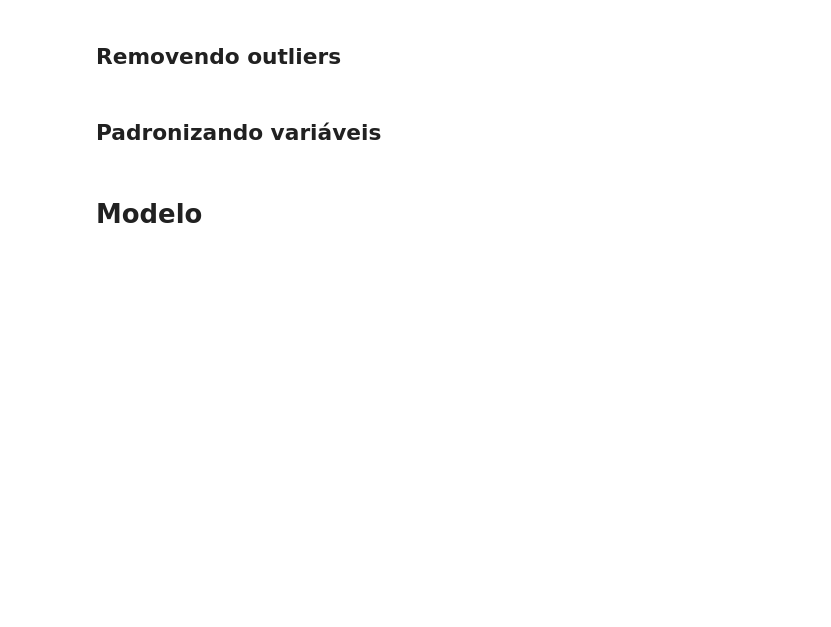
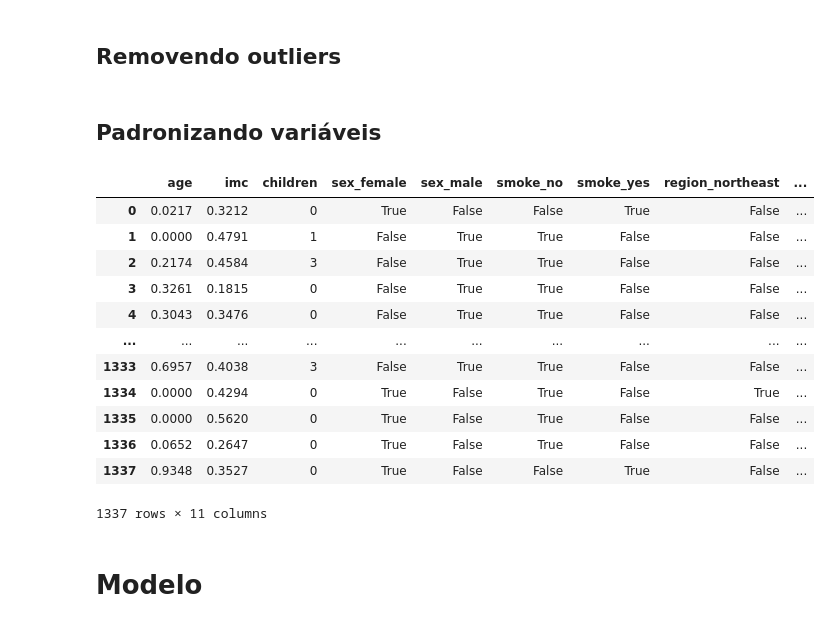
Before and after one commit to gabrieldadcarvalho/neural_network, a Jupyter notebook: projeto/code.ipynb, the cells around one changed output. Saved outputs shown, nothing was run; the diff lists cells and outputs as text; code cells hidden in the pictures; blank space fills up the shorter version.

```diff
--- a/projeto/code.ipynb
+++ b/projeto/code.ipynb
@@ -948,6 +979,22 @@ y_dic = {'max': y.max(), 'min': y.min()}
 
 # Alternativa: Normalização (Min-Max) se desejar
 y_t = (y - y.min()) / (y.max() - y.min())
+# %%
+X_t
+# %% [output]
+|  | age | imc | children | sex_female | sex_male | smoke_no | smoke_yes | region_northeast | ... |
+| 0 | 0.0217 | 0.3212 | 0 | True | False | False | True | False | ... |
+| 1 | 0.0000 | 0.4791 | 1 | False | True | True | False | False | ... |
+| 2 | 0.2174 | 0.4584 | 3 | False | True | True | False | False | ... |
+| 3 | 0.3261 | 0.1815 | 0 | False | True | True | False | False | ... |
+| 4 | 0.3043 | 0.3476 | 0 | False | True | True | False | False | ... |
+| ... | ... | ... | ... | ... | ... | ... | ... | ... | ... |
+| 1333 | 0.6957 | 0.4038 | 3 | False | True | True | False | False | ... |
+| 1334 | 0.0000 | 0.4294 | 0 | True | False | True | False | True | ... |
+| 1335 | 0.0000 | 0.5620 | 0 | True | False | True | False | False | ... |
+| 1336 | 0.0652 | 0.2647 | 0 | True | False | True | False | False | ... |
+| 1337 | 0.9348 | 0.3527 | 0 | True | False | False | True | False | ... |
+1337 rows × 11 columns
 # %% [markdown]
 # Modelo
 # %%
```
Also changed, not shown: parts of 24 cells of this notebook, 3 other files.
